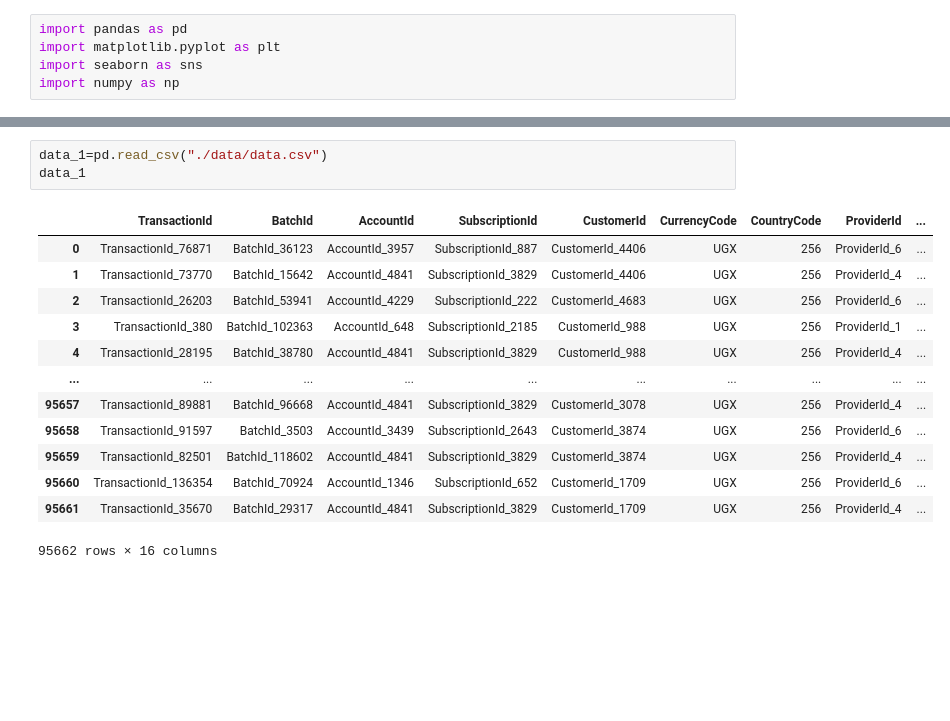
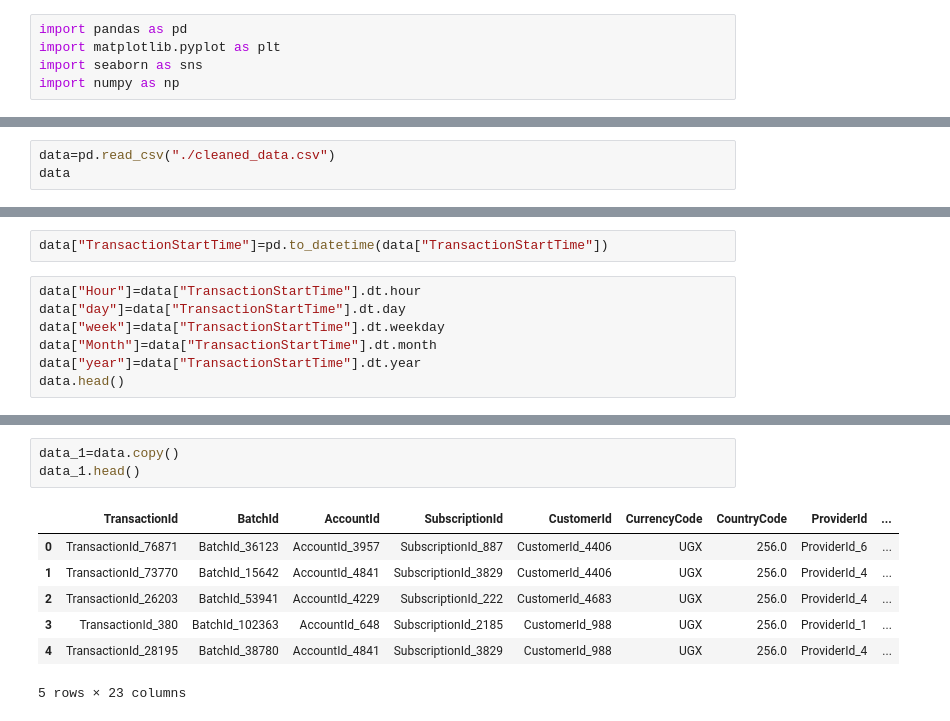
Before and after one commit to davekindea/week6, a Jupyter notebook: notebooks/task2.ipynb, the cells around one changed output, grey strips where cells are left out. Cells and saved outputs as stored; diff of their text form; blank space fills up the shorter version.

```diff
--- a/notebooks/task2.ipynb
+++ b/notebooks/task2.ipynb
@@ -26,0 +6,3 @@ data_2
+# %%
+data=pd.read_csv("./cleaned_data.csv")
+data
@@ -26,0 +52,9 @@ data_2
+# %%
+data["TransactionStartTime"]=pd.to_datetime(data["TransactionStartTime"])
+# %%
+data["Hour"]=data["TransactionStartTime"].dt.hour
+data["day"]=data["TransactionStartTime"].dt.day
+data["week"]=data["TransactionStartTime"].dt.weekday
+data["Month"]=data["TransactionStartTime"].dt.month
+data["year"]=data["TransactionStartTime"].dt.year
+data.head()
@@ -27,17 +69,11 @@ data_2
 # %%
-data_1=pd.read_csv("./data/data.csv")
-data_1
+data_1=data.copy()
+data_1.head()
 # %% [output]
 |  | TransactionId | BatchId | AccountId | SubscriptionId | CustomerId | CurrencyCode | CountryCode | ProviderId | ... |
-| 0 | TransactionId_76871 | BatchId_36123 | AccountId_3957 | SubscriptionId_887 | CustomerId_4406 | UGX | 256 | ProviderId_6 | ... |
-| 1 | TransactionId_73770 | BatchId_15642 | AccountId_4841 | SubscriptionId_3829 | CustomerId_4406 | UGX | 256 | ProviderId_4 | ... |
-| 2 | TransactionId_26203 | BatchId_53941 | AccountId_4229 | SubscriptionId_222 | CustomerId_4683 | UGX | 256 | ProviderId_6 | ... |
-| 3 | TransactionId_380 | BatchId_102363 | AccountId_648 | SubscriptionId_2185 | CustomerId_988 | UGX | 256 | ProviderId_1 | ... |
-| 4 | TransactionId_28195 | BatchId_38780 | AccountId_4841 | SubscriptionId_3829 | CustomerId_988 | UGX | 256 | ProviderId_4 | ... |
-| ... | ... | ... | ... | ... | ... | ... | ... | ... | ... |
-| 95657 | TransactionId_89881 | BatchId_96668 | AccountId_4841 | SubscriptionId_3829 | CustomerId_3078 | UGX | 256 | ProviderId_4 | ... |
-| 95658 | TransactionId_91597 | BatchId_3503 | AccountId_3439 | SubscriptionId_2643 | CustomerId_3874 | UGX | 256 | ProviderId_6 | ... |
-| 95659 | TransactionId_82501 | BatchId_118602 | AccountId_4841 | SubscriptionId_3829 | CustomerId_3874 | UGX | 256 | ProviderId_4 | ... |
-| 95660 | TransactionId_136354 | BatchId_70924 | AccountId_1346 | SubscriptionId_652 | CustomerId_1709 | UGX | 256 | ProviderId_6 | ... |
-| 95661 | TransactionId_35670 | BatchId_29317 | AccountId_4841 | SubscriptionId_3829 | CustomerId_1709 | UGX | 256 | ProviderId_4 | ... |
+| 0 | TransactionId_76871 | BatchId_36123 | AccountId_3957 | SubscriptionId_887 | CustomerId_4406 | UGX | 256.0 | ProviderId_6 | ... |
+| 1 | TransactionId_73770 | BatchId_15642 | AccountId_4841 | SubscriptionId_3829 | CustomerId_4406 | UGX | 256.0 | ProviderId_4 | ... |
+| 2 | TransactionId_26203 | BatchId_53941 | AccountId_4229 | SubscriptionId_222 | CustomerId_4683 | UGX | 256.0 | ProviderId_4 | ... |
+| 3 | TransactionId_380 | BatchId_102363 | AccountId_648 | SubscriptionId_2185 | CustomerId_988 | UGX | 256.0 | ProviderId_1 | ... |
+| 4 | TransactionId_28195 | BatchId_38780 | AccountId_4841 | SubscriptionId_3829 | CustomerId_988 | UGX | 256.0 | ProviderId_4 | ... |
-95662 rows × 16 columns
+5 rows × 23 columns
```
Also changed, not shown: parts of 12 cells of this notebook, 3 other files.
